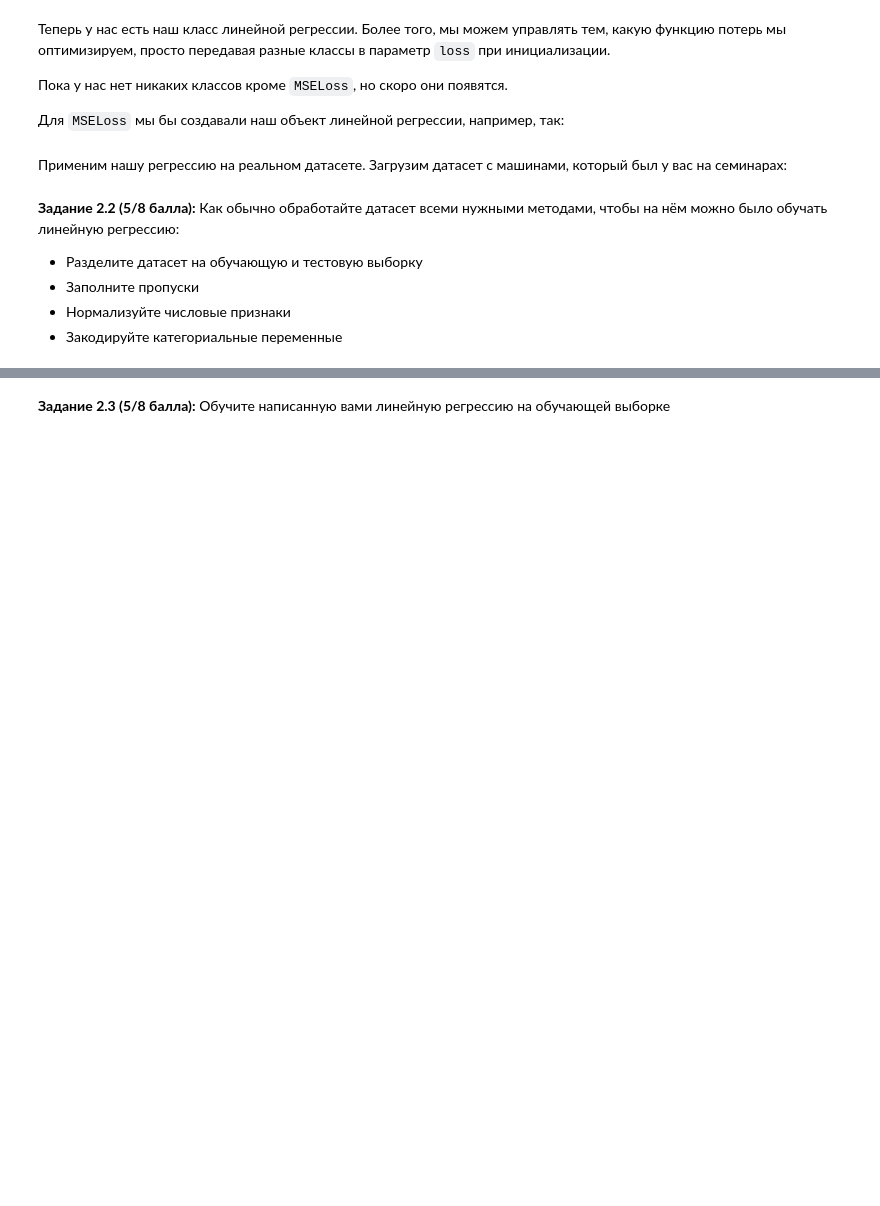
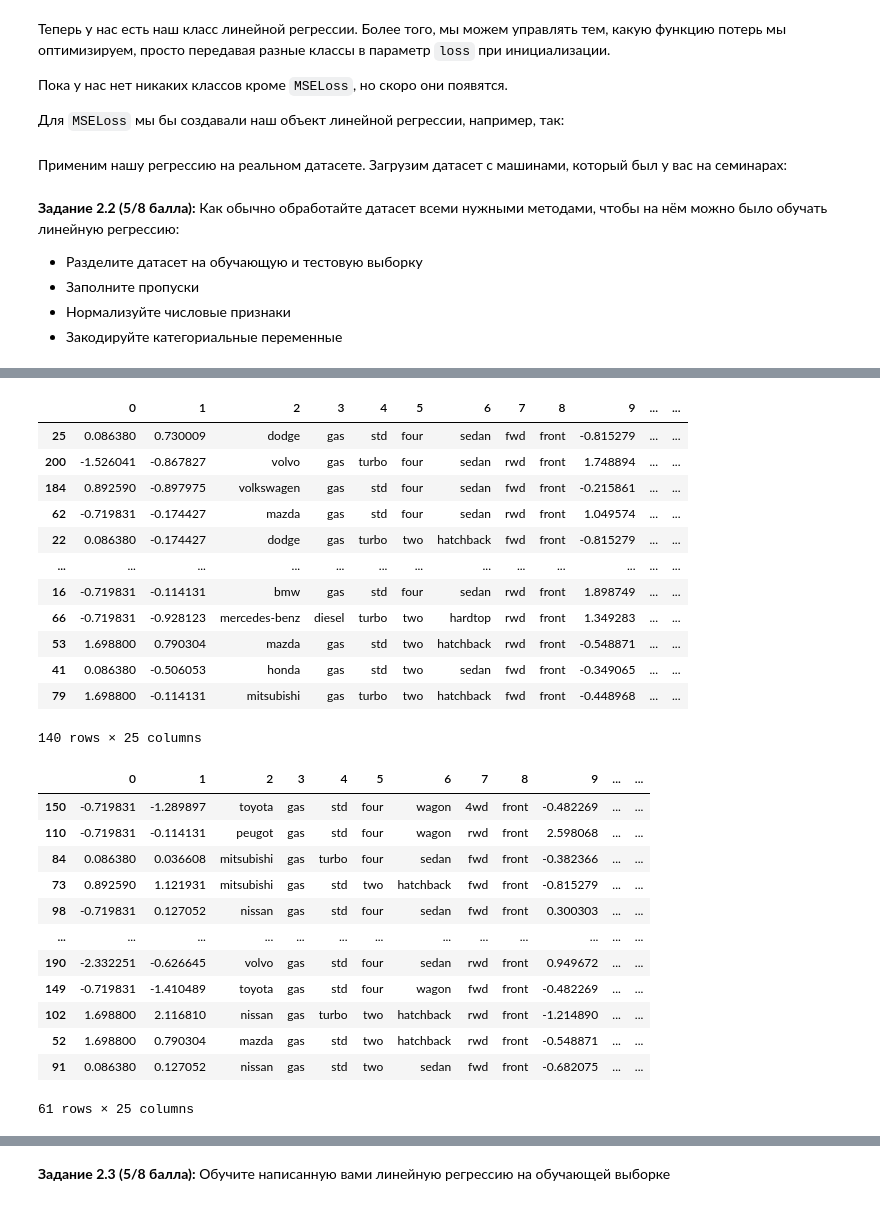
Before and after one commit to Vdmrl/HSE-IDA-ML, a Jupyter notebook: hw05_gd.ipynb, the cells around one changed output, grey strips where cells are left out. Cells and saved outputs as stored; diff of their text form; code cells hidden in the pictures; blank space fills up the shorter version.

```diff
--- a/hw05_gd.ipynb
+++ b/hw05_gd.ipynb
@@ -549,0 +574,13 @@ X_raw = X_raw.drop(25, axis=1)
+# %%
+from sklearn.model_selection import train_test_split  # для разделения
+
+# делаю названия колонок строкой, чтобы избежать дальнейших ошибок
+X_raw.columns = X_raw.columns.astype(str)
+
+# удаляю индекс
+X_raw = X_raw.drop("index", axis=1)
+
+# регрессия, поэтому для стратификации нужно разделить на бины
+# на 8 бинов, так как мало данных
+y_bins = pd.qcut(x=y, q=8, labels=False, duplicates="drop")
+X_train, X_test, y_train, y_test = train_test_split(X_raw, y, test_size=0.3, stratify=y_bins)
@@ -549,0 +704,55 @@ X_raw = X_raw.drop(25, axis=1)
+# %%
+from sklearn.preprocessing import StandardScaler
+# нормализация
+# для нормализации буду использовать StandardScaler
+# насколько я помню, он более предпочтителен для линейной регрессии
+
+
+# маски числовых значений
+X_train_mask = (X_train.dtypes != object).values
+X_test_mask = (X_test.dtypes != object).values
+
+# отделю численные значения
+X_train_numeric = X_train[X_train.columns[X_train_mask]]
+X_test_numeric = X_test[X_test.columns[X_test_mask]]
+
+
+# нормализация
+Scaler = StandardScaler()
+Scaler.fit(X_train_numeric)
+X_train_numeric_scaled = Scaler.transform(X_train_numeric)
+X_test_numeric_scaled = Scaler.transform(X_test_numeric)
+
+# заполняем
+X_train[X_train.columns[X_train_mask]] = X_train_numeric_scaled
+X_test[X_test.columns[X_test_mask]] = X_test_numeric_scaled
+
+display(X_train)
+display(X_test)
+# %% [output]
+|  | 0 | 1 | 2 | 3 | 4 | 5 | 6 | 7 | 8 | 9 | ... | ... |
+| 25 | 0.086380 | 0.730009 | dodge | gas | std | four | sedan | fwd | front | -0.815279 | ... | ... |
+| 200 | -1.526041 | -0.867827 | volvo | gas | turbo | four | sedan | rwd | front | 1.748894 | ... | ... |
+| 184 | 0.892590 | -0.897975 | volkswagen | gas | std | four | sedan | fwd | front | -0.215861 | ... | ... |
+| 62 | -0.719831 | -0.174427 | mazda | gas | std | four | sedan | rwd | front | 1.049574 | ... | ... |
+| 22 | 0.086380 | -0.174427 | dodge | gas | turbo | two | hatchback | fwd | front | -0.815279 | ... | ... |
+| ... | ... | ... | ... | ... | ... | ... | ... | ... | ... | ... | ... | ... |
+| 16 | -0.719831 | -0.114131 | bmw | gas | std | four | sedan | rwd | front | 1.898749 | ... | ... |
+| 66 | -0.719831 | -0.928123 | mercedes-benz | diesel | turbo | two | hardtop | rwd | front | 1.349283 | ... | ... |
+| 53 | 1.698800 | 0.790304 | mazda | gas | std | two | hatchback | rwd | front | -0.548871 | ... | ... |
+| 41 | 0.086380 | -0.506053 | honda | gas | std | two | sedan | fwd | front | -0.349065 | ... | ... |
+| 79 | 1.698800 | -0.114131 | mitsubishi | gas | turbo | two | hatchback | fwd | front | -0.448968 | ... | ... |
+140 rows × 25 columns
+|  | 0 | 1 | 2 | 3 | 4 | 5 | 6 | 7 | 8 | 9 | ... | ... |
+| 150 | -0.719831 | -1.289897 | toyota | gas | std | four | wagon | 4wd | front | -0.482269 | ... | ... |
+| 110 | -0.719831 | -0.114131 | peugot | gas | std | four | wagon | rwd | front | 2.598068 | ... | ... |
+| 84 | 0.086380 | 0.036608 | mitsubishi | gas | turbo | four | sedan | fwd | front | -0.382366 | ... | ... |
+| 73 | 0.892590 | 1.121931 | mitsubishi | gas | std | two | hatchback | fwd | front | -0.815279 | ... | ... |
+| 98 | -0.719831 | 0.127052 | nissan | gas | std | four | sedan | fwd | front | 0.300303 | ... | ... |
+| ... | ... | ... | ... | ... | ... | ... | ... | ... | ... | ... | ... | ... |
+| 190 | -2.332251 | -0.626645 | volvo | gas | std | four | sedan | rwd | front | 0.949672 | ... | ... |
+| 149 | -0.719831 | -1.410489 | toyota | gas | std | four | wagon | fwd | front | -0.482269 | ... | ... |
+| 102 | 1.698800 | 2.116810 | nissan | gas | turbo | two | hatchback | rwd | front | -1.214890 | ... | ... |
+| 52 | 1.698800 | 0.790304 | mazda | gas | std | two | hatchback | rwd | front | -0.548871 | ... | ... |
+| 91 | 0.086380 | 0.127052 | nissan | gas | std | two | sedan | fwd | front | -0.682075 | ... | ... |
+61 rows × 25 columns
```
Also changed, not shown: parts of 24 cells of this notebook.
